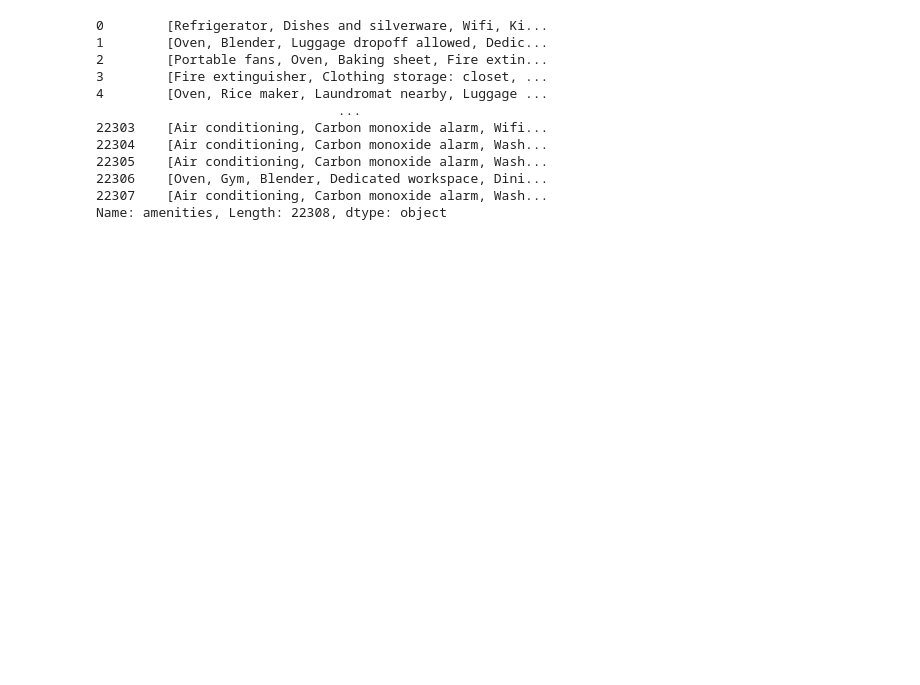
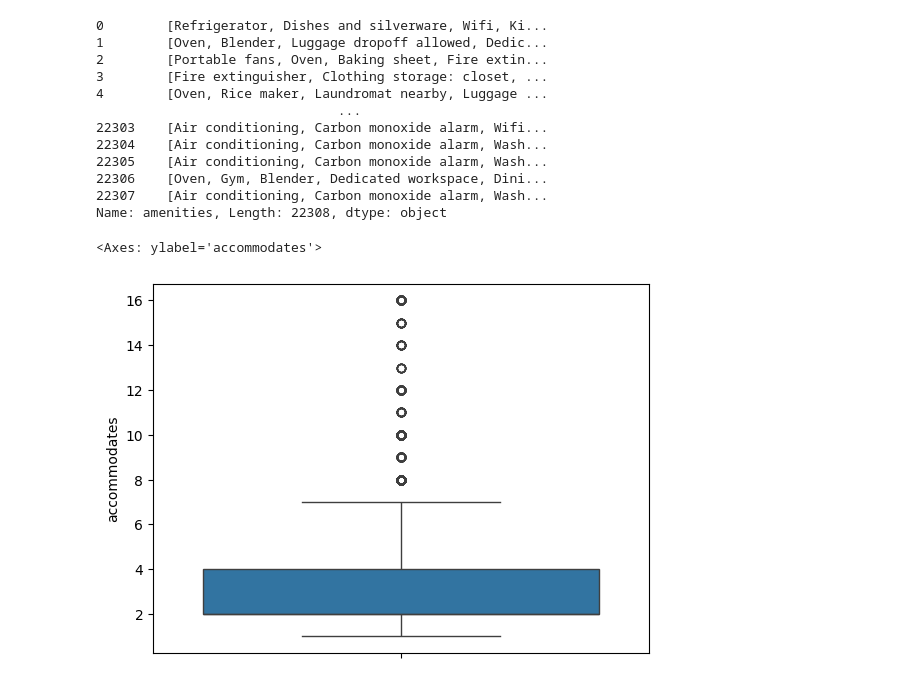
Before and after one commit to KyungminChang/data-analysis-project-BBB, a Jupyter notebook: 01_preprocessiong.ipynb, the cells around one changed output. Cells and saved outputs as stored; diff of their text form; code cells hidden in the pictures; blank space fills up the shorter version.

```diff
--- a/01_preprocessiong.ipynb
+++ b/01_preprocessiong.ipynb
@@ -275,3 +224,11 @@ df['amenities']
 22306    [Oven, Gym, Blender, Dedicated workspace, Dini...
 22307    [Air conditioning, Carbon monoxide alarm, Wash...
 Name: amenities, Length: 22308, dtype: object
+# %%
+acco_data = df_info['accommodates']
+q_1 = np.percentile(acco_data, q=25)
+# %%
+sns.boxplot(data=acco_data)
+# %% [output]
+<Axes: ylabel='accommodates'>
+[figure, added]
```
Also changed, not shown: parts of 21 cells of this notebook.
